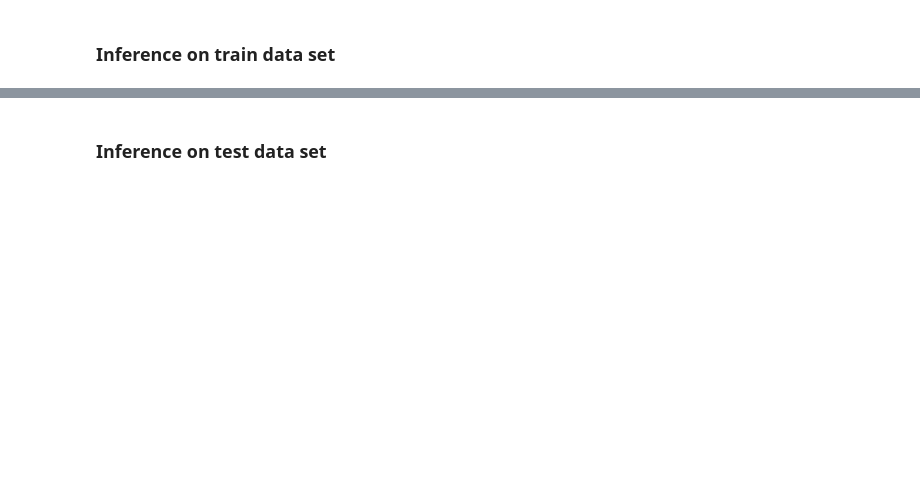
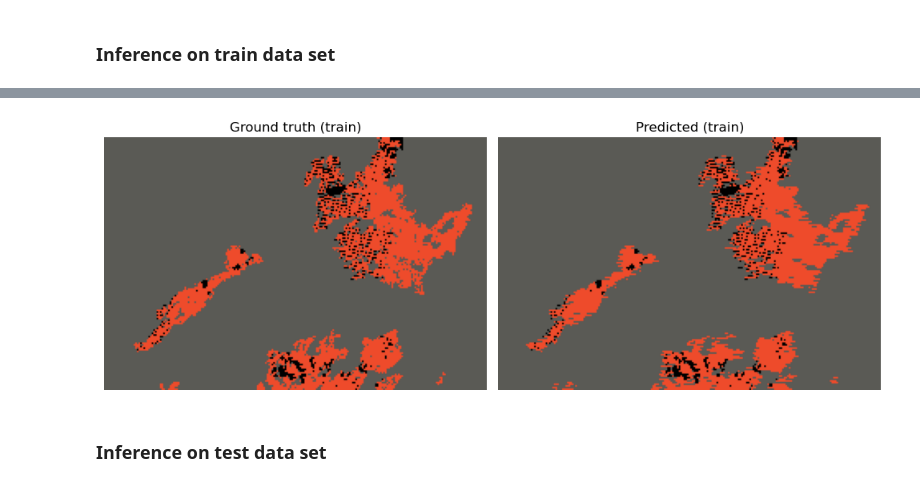
Before and after one commit to natural-hazards/wildfires, a Jupyter notebook: notebooks/pca_example.ipynb, the cells around one changed output, grey strips where cells are left out. Cells and saved outputs as stored; diff of their text form; code cells hidden in the pictures; blank space fills up the shorter version.

Commit message:
Add inference fun. and plotting labels

```diff
--- a/notebooks/pca_example.ipynb
+++ b/notebooks/pca_example.ipynb
@@ -257,0 +238,6 @@ NameError: name 'ts_train_nona' is not defined
+# %%
+infrence_xgboost = lazy_import('mlfire.models.xgboost.inference')
+# %%
+WITH_UNCHARTED_AREAS=True
+# %%
+labels_pred = infrence_xgboost.predict(xgb=xgb, ds=ds_train, with_report=True)
@@ -258,2 +260,25 @@ NameError: name 'ts_train_nona' is not defined
+# %%
+fig, axes = plt.subplots(1, 2, figsize=(10, 9))
+
+utils_plt.labelshow(
+    ds_train[1],
+    with_uncharted_areas=WITH_UNCHARTED_AREAS,
+    title='Ground truth (train)',
+    figsize=(2.5, 2.5),
+    ax=axes[0],
+    show=False
+)
+utils_plt.labelshow(
+    labels_pred,
+    with_uncharted_areas=WITH_UNCHARTED_AREAS,
+    title='Predicted (train)',
+    figsize=(2.5, 2.5),
+    ax=axes[1],
+    show=False
+)
+
+plt.show()
+# %% [output]
+[figure, added]
 # %% [markdown]
 ### Inference on test data set
```
Also changed, not shown: parts of 18 cells of this notebook, 2 other files.
